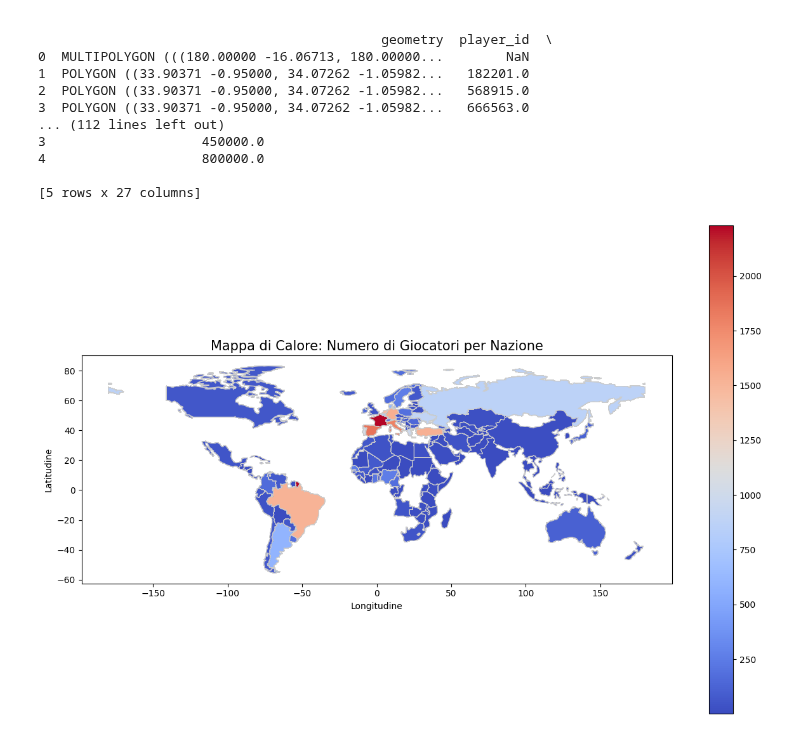
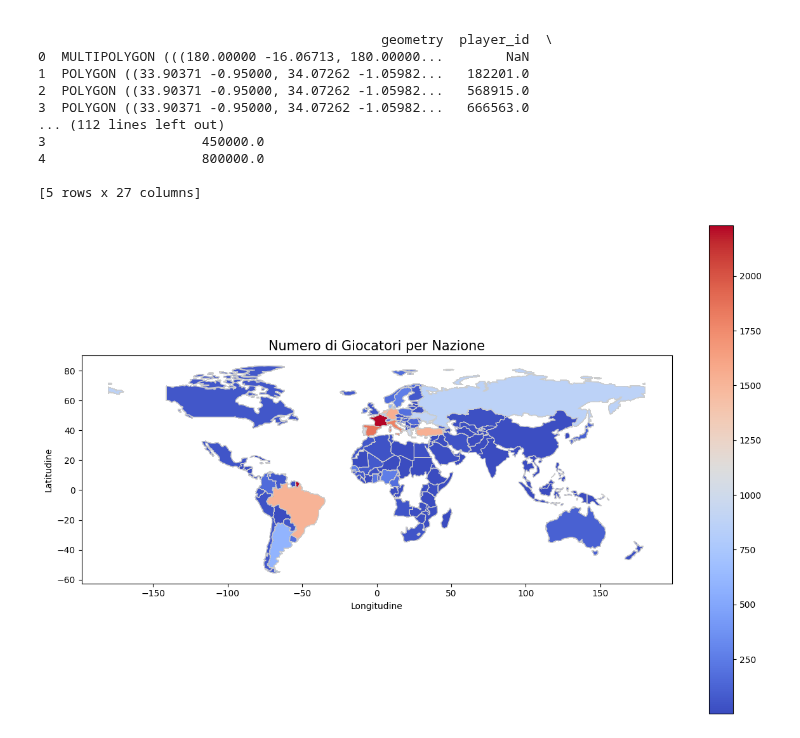
Before and after one commit to MikDR/DataScience-Python, a Jupyter notebook: codice/descrizione.ipynb, the cells around one changed output. Drawn from its saved outputs; the diff is of its cells as text; code cells hidden in the pictures.

```diff
--- a/codice/descrizione.ipynb
+++ b/codice/descrizione.ipynb
@@ -83,36 +140,30 @@ print(df_players_geo.head())
 
 [5 rows x 27 columns]
 # %%
-# Leggi il GeoDataFrame del mondo
-world = gpd.read_file(gpd.datasets.get_path('naturalearth_lowres'))
-
-# Unione con how='left'
-df_players_geo = world.merge(df_players, left_on='name', right_on='country_of_birth', how='left')
-
-# Esegui l'aggregazione separatamente
+#Esegui l'aggregazione separatamente
 agg_data = df_players_geo['player_id'].groupby(df_players_geo['country_of_birth']).count().reset_index()
 agg_data.columns = ['country_of_birth', 'num_players']
 
 # Unisci l'aggregazione con il tuo DataFrame
 df_players_geo = pd.merge(df_players_geo, agg_data, on='country_of_birth', how='left')
 
 # Disegna la mappa di calore
 fig, ax = plt.subplots(1, 1, figsize=(15, 10))
 
 # Usa il metodo plot di GeoDataFrame per visualizzare la mappa di calore
 df_players_geo.plot(column='num_players', cmap='coolwarm', linewidth=0.8, ax=ax, edgecolor='0.8', legend=True)
 
 # Aggiungi titolo e etichette
-ax.set_title('Mappa di Calore: Numero di Giocatori per Nazione', fontdict={'fontsize': '15', 'fontweight' : '3'})
+ax.set_title('Numero di Giocatori per Nazione', fontdict={'fontsize': '15', 'fontweight' : '3'})
 ax.set_xlabel('Longitudine')
 ax.set_ylabel('Latitudine')
 
 # Mostra la legenda
 leg = ax.get_legend()
 if leg is not None:
     leg.set_bbox_to_anchor((1, 0.5))
 
 # Mostra il grafico
 plt.show()
 # %% [output]
-[figure, old version]
+[figure, new version]
```
Also changed, not shown: parts of 7 cells of this notebook.
